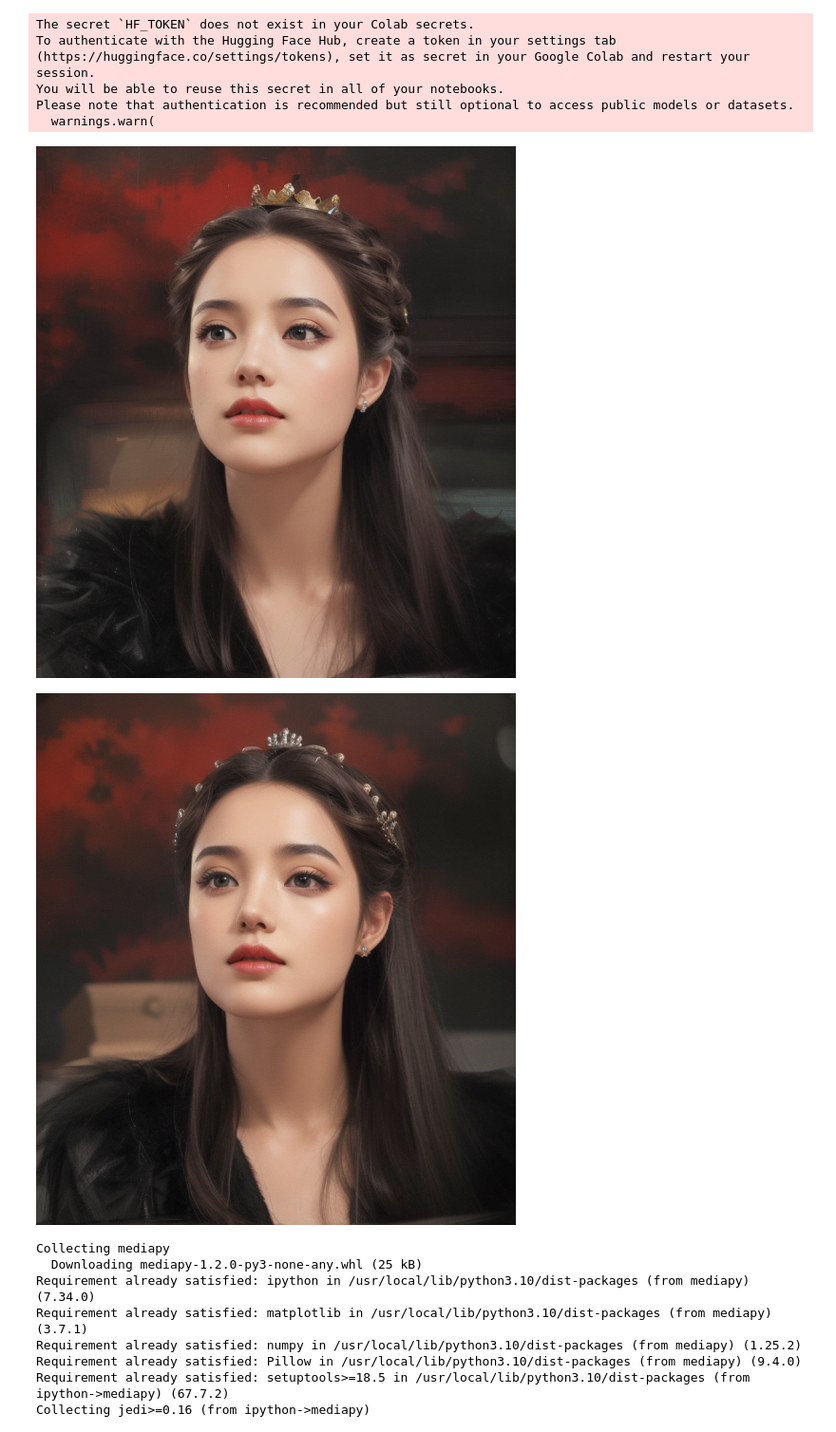
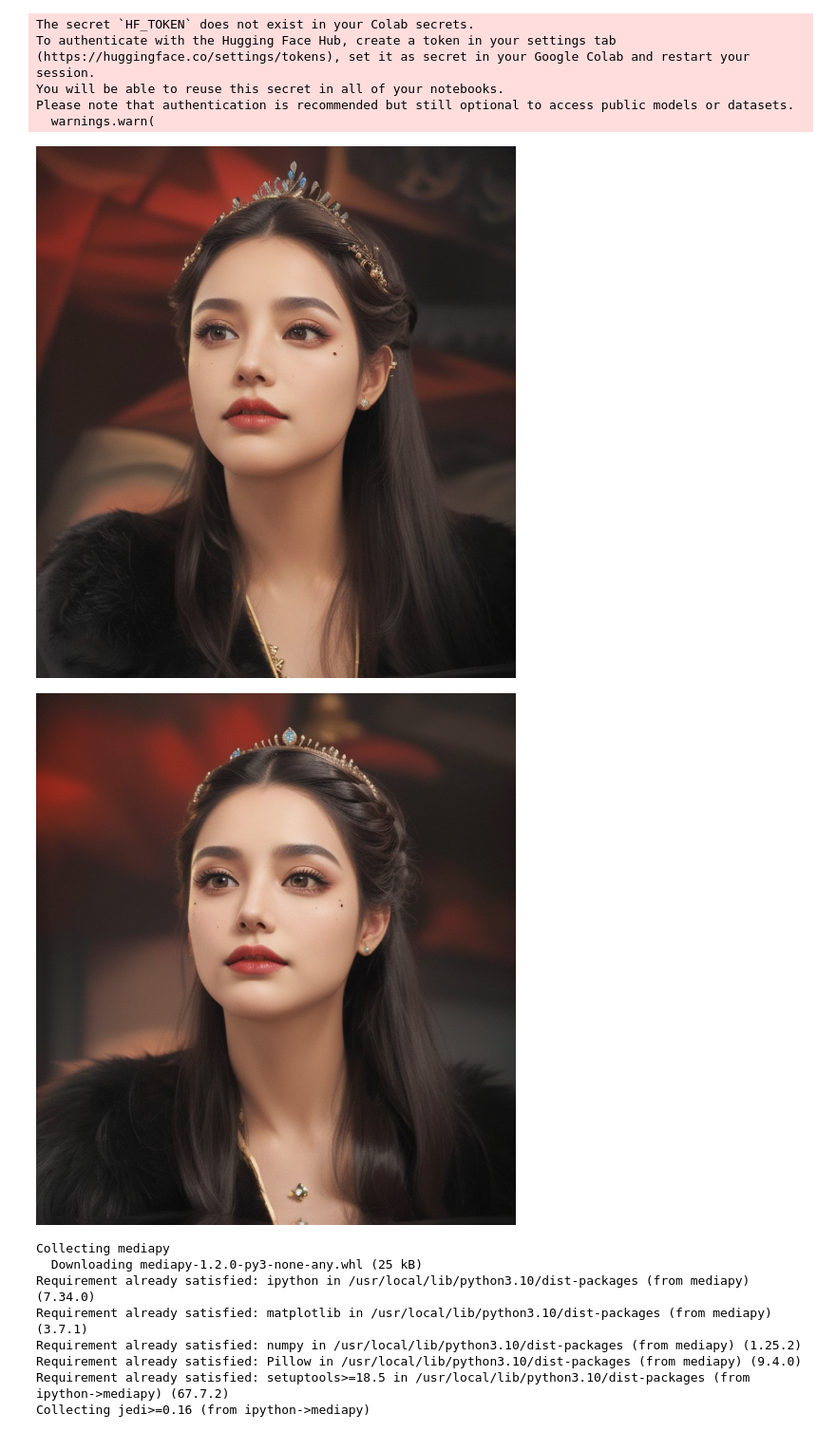
Before and after one commit to girinath18/img2img, a Jupyter notebook: img2img.ipynb, the cells around one changed output. Shown at 95% size. Cells and saved outputs as stored; diff of their text form; code cells hidden in the pictures.

```diff
--- a/img2img.ipynb
+++ b/img2img.ipynb
@@ -45,31 +45,31 @@ Please note that authentication is recommended but still optional to access publ
 # %%
 
 # lora_path = "ai-tools-search/the-rock"
 # pipe.load_lora_weights(lora_path)
 
 # response = requests.get("https://distribution.faceit-cdn.net/images/1076750a-f3c7-4232-97df-9d4839ec8a45.jpeg")
 # init_image = Image.open(BytesIO(response.content)).convert("RGB")
 # init_image = init_image.resize((768, 768))
 
 image_path="/content/AJ (6).jpg"
 init_image = Image.open(image_path)
 
-prompt = "Make crown in her head, realistic, 8K, masterpiece, ultradetailed"
+prompt = "Make a big queen's crown on her head,make mole in her chin, realistic, 8K, masterpiece, ultradetailed"
 h=800
 w=800
 steps=25
 guidance=7
 lora_weight=0
 num_images=2
 denoising_strength=0.4
 neg = "easynegative, human, lowres, bad anatomy, bad hands, text, error, missing fingers, extra digit, fewer digits, cropped, worstquality, low quality, normal quality, jpegartifacts, signature, watermark, username, blurry, bad feet, cropped, poorly drawn hands, poorly drawn face, mutation, deformed, worst quality, low quality, normal quality, jpeg artifacts, signature, watermark, extra fingers, fewer digits, extra limbs, extra arms,extra legs, malformed limbs, fused fingers, too many fingers, long neck, cross-eyed,mutated hands, polar lowres, bad body, bad proportions, gross proportions, text, error, missing fingers, missing arms, missing legs, extra digit, extra arms, extra leg, extra foot,"
 
 images = pipe(prompt, image=init_image, strength=denoising_strength, num_images_per_prompt=num_images, cross_attention_kwargs={"scale": lora_weight}, height=h, width=w, num_inference_steps=steps, guidance_scale=guidance, negative_prompt=neg).images
 for i in range(num_images):
   display(images[i])
 # %% [output]
-[figure, old version]
+[figure, new version]
-[figure, old version]
+[figure, new version]
 # %%
 !pip install mediapy
 # %% [output]
```
